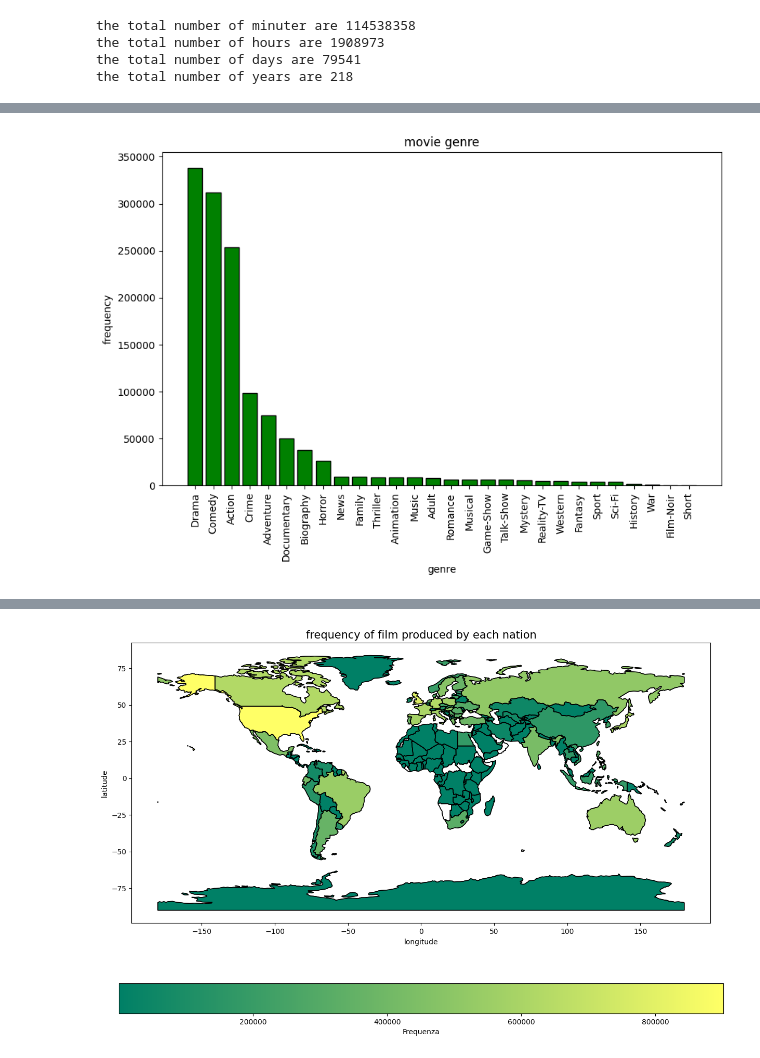
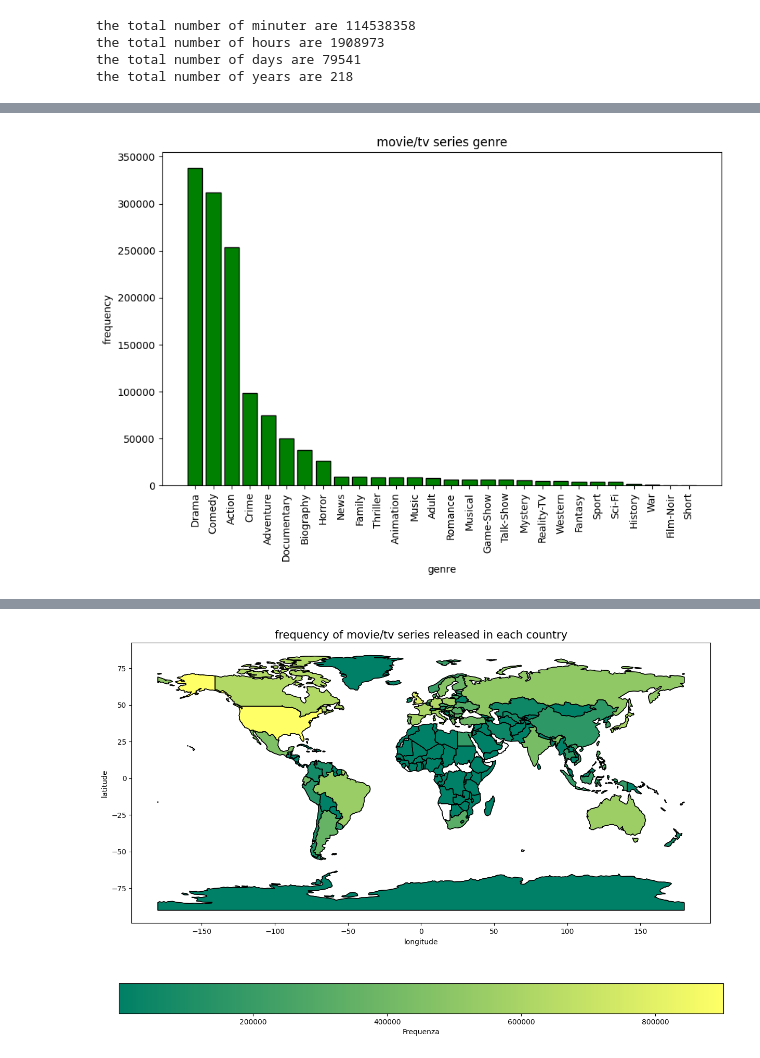
Before and after one commit to depa-tto/Python-project-exam, a Jupyter notebook: Py_project_DePatto.ipynb, the cells around one changed output, grey strips where cells are left out. Drawn from its saved outputs; the diff is of its cells as text; code cells hidden in the pictures.

```diff
--- a/Py_project_DePatto.ipynb
+++ b/Py_project_DePatto.ipynb
@@ -131,13 +125,13 @@ sorted_frequencies = [frequencies[i] for i in sorted_indices]
 
 plt.figure(figsize=(10, 6))
 plt.bar(sorted_categories, sorted_frequencies, color='green', edgecolor='black')
-plt.title('movie genre')
+plt.title('movie/tv series genre')
 plt.xlabel('genre')
 plt.ylabel('frequency')
 plt.xticks(rotation=90)
 plt.show()
 # %% [output]
-[figure, old version]
+[figure, new version]
 # %%
 merge_set = pd.read_csv('./merge_set.csv')
 # %%
@@ -192,17 +186,17 @@ array(['FJ', 'TZ', 'EH', 'CA', 'US', 'KZ', 'UZ', 'PG', 'ID', 'AR', 'CL',
 # %%
 merged = world_data.set_index('ISO_A2_EH').join(df.set_index('country'), how='left')
 
 fig, ax = plt.subplots(1, 1, figsize=(15, 10))
 
 merged.boundary.plot(ax=ax, linewidth=1, color='black')
 merged.plot(column='frequency', ax=ax, legend=True,
             legend_kwds={'label': "Frequenza",
                          'orientation': "horizontal"},
             cmap='summer', edgecolor='black', missing_kwds={"color": "white"})
 
-plt.title('frequency of film produced by each nation', fontsize=15)
+plt.title('frequency of movie/tv series released in each country', fontsize=15)
 plt.xlabel('longitude')
 plt.ylabel('latitude')
 plt.show()
 # %% [output]
-[figure, old version]
+[figure, new version]
```
Also changed, not shown: parts of 11 cells of this notebook, 2 other files.
